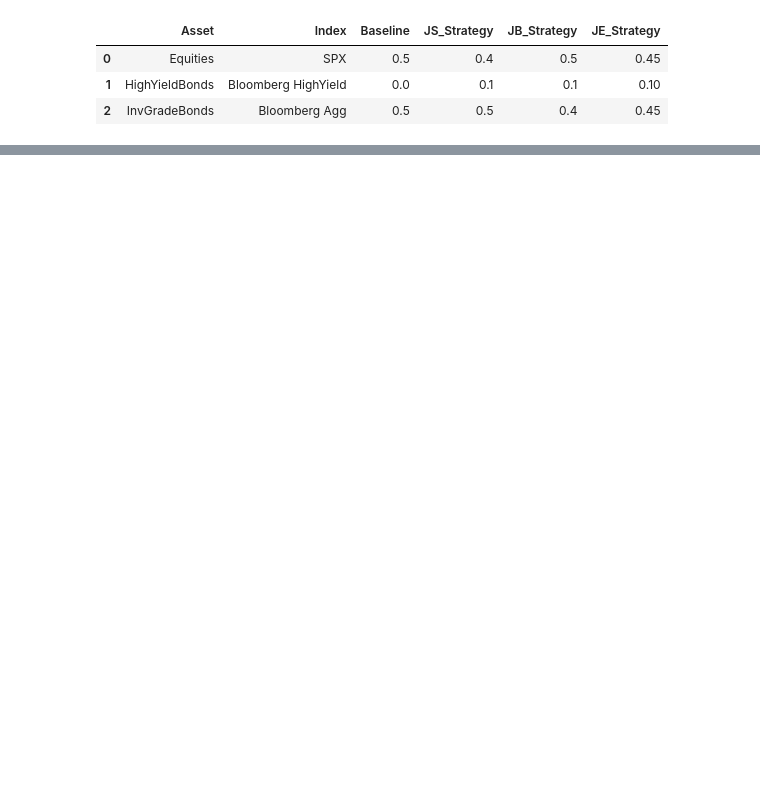
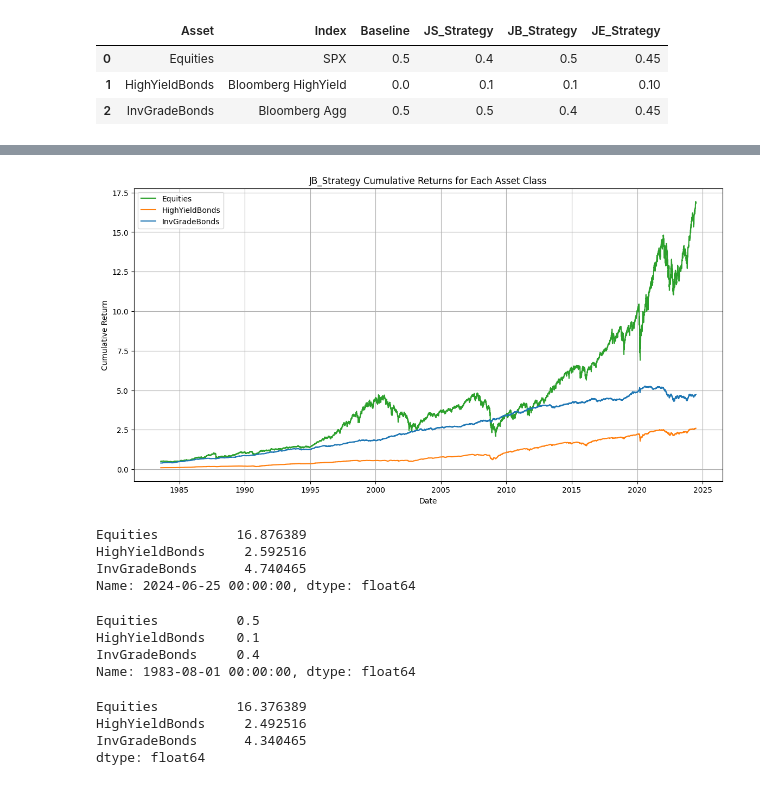
Before and after one commit to XiaozheZhangLehigh/Evaluating-the-Role-of-High-Yield-Bonds, a Jupyter notebook: tax_consideration.ipynb, the cells around one changed output, grey strips where cells are left out. Drawn from its saved outputs; the diff is of its cells as text; code cells hidden in the pictures; blank space fills up the shorter version.

```diff
--- a/tax_consideration.ipynb
+++ b/tax_consideration.ipynb
@@ -99,0 +432,53 @@ income and 15% capital gains tax rates reflect the more likely reality that inve
+# %%
+# Extract JB_Strategy returns for each asset class
+jb_strategy_returns = {
+    'Equities': asset_class_cum_ret['Equities']['JB_Strategy'],
+    'HighYieldBonds': asset_class_cum_ret['HighYieldBonds']['JB_Strategy'],
+    'InvGradeBonds': asset_class_cum_ret['InvGradeBonds']['JB_Strategy']
+}
+
+# Convert the dictionary to a DataFrame
+jb_strategy_df = pd.DataFrame(jb_strategy_returns)
+# %%
+default_colors = plt.rcParams['axes.prop_cycle'].by_key()['color']
+# Get the default colors
+default_green = default_colors[2]
+default_orange = default_colors[1]
+default_blue = default_colors[0]
+# %%
+# Plot the JB_Strategy returns for each asset class with default colors
+plt.figure(figsize=(14, 7))
+colors = {'Equities': default_green, 'HighYieldBonds': default_orange, 'InvGradeBonds': default_blue}
+for asset_class in jb_strategy_returns.keys():
+    plt.plot(jb_strategy_df.index, jb_strategy_df[asset_class], label=asset_class, color=colors[asset_class])
+plt.title('JB_Strategy Cumulative Returns for Each Asset Class')
+plt.xlabel('Date')
+plt.ylabel('Cumulative Return')
+plt.legend()
+plt.grid(True)
+plt.show()
+# %% [output]
+[figure, added]
+# %%
+jb_strategy_df.iloc[-1]
+# %% [output]
+Equities          16.876389
+HighYieldBonds     2.592516
+InvGradeBonds      4.740465
+Name: 2024-06-25 00:00:00, dtype: float64
+# %%
+# ending total return
+jb_strategy_df.iloc[0]
+# %% [output]
+Equities          0.5
+HighYieldBonds    0.1
+InvGradeBonds     0.4
+Name: 1983-08-01 00:00:00, dtype: float64
+# %%
+total_ret = jb_strategy_df.iloc[-1] - jb_strategy_df.iloc[0]
+total_ret
+# %% [output]
+Equities          16.376389
+HighYieldBonds     2.492516
+InvGradeBonds      4.340465
+dtype: float64
```
Also changed, not shown: parts of 28 cells of this notebook, 3 other files.
